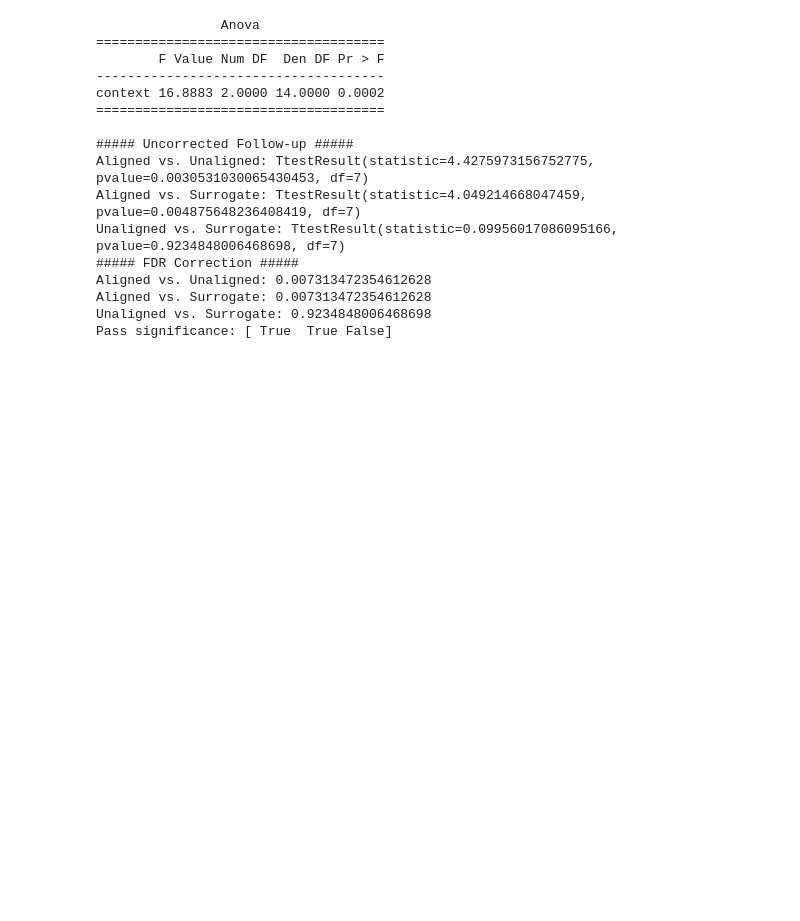
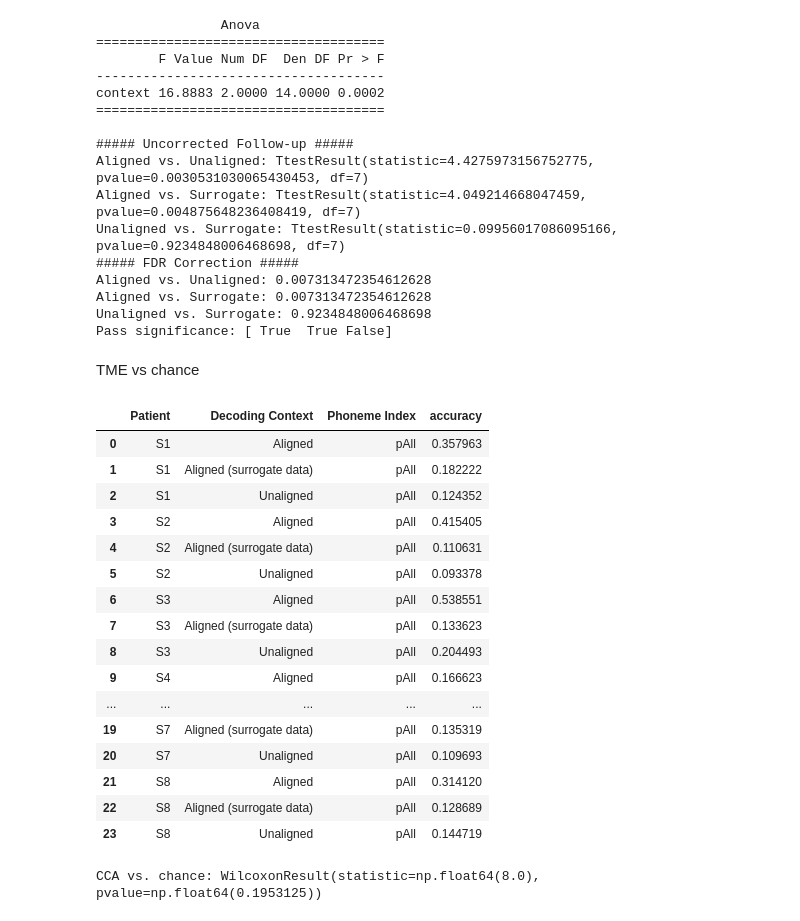
Before and after one commit to coganlab/cross_patient_speech_decoding, a Jupyter notebook: aligned_decoding/figures/supp/supp_fig_8.ipynb, the cells around one changed output. Saved outputs shown, nothing was run; the diff lists cells and outputs as text; code cells hidden in the pictures; blank space fills up the shorter version.

Commit message:
added stats for aligned TME decoding vs chance

```diff
--- a/aligned_decoding/figures/supp/supp_fig_8.ipynb
+++ b/aligned_decoding/figures/supp/supp_fig_8.ipynb
@@ -650,3 +652,35 @@ Aligned vs. Unaligned: 0.007313472354612628
 Aligned vs. Surrogate: 0.007313472354612628
 Unaligned vs. Surrogate: 0.9234848006468698
 Pass significance: [ True  True False]
+# %% [markdown]
+TME vs chance
+# %%
+noTar_mean = noTar_decode_df_long.groupby(['Patient', 'Decoding Context', 'Phoneme Index']).mean().reset_index()
+noTar_mean
+# %% [output]
+|  | Patient | Decoding Context | Phoneme Index | accuracy |
+| 0 | S1 | Aligned | pAll | 0.357963 |
+| 1 | S1 | Aligned (surrogate data) | pAll | 0.182222 |
+| 2 | S1 | Unaligned | pAll | 0.124352 |
+| 3 | S2 | Aligned | pAll | 0.415405 |
+| 4 | S2 | Aligned (surrogate data) | pAll | 0.110631 |
+| 5 | S2 | Unaligned | pAll | 0.093378 |
+| 6 | S3 | Aligned | pAll | 0.538551 |
+| 7 | S3 | Aligned (surrogate data) | pAll | 0.133623 |
+| 8 | S3 | Unaligned | pAll | 0.204493 |
+| 9 | S4 | Aligned | pAll | 0.166623 |
+| ... | ... | ... | ... | ... |
+| 19 | S7 | Aligned (surrogate data) | pAll | 0.135319 |
+| 20 | S7 | Unaligned | pAll | 0.109693 |
+| 21 | S8 | Aligned | pAll | 0.314120 |
+| 22 | S8 | Aligned (surrogate data) | pAll | 0.128689 |
+| 23 | S8 | Unaligned | pAll | 0.144719 |
+# %%
+chance = 1/9
+cca_tme_chance = noTar_mean[noTar_mean['Decoding Context'] == 'Aligned (surrogate data)']['accuracy'].values - chance
+
+
+cca_tme_chance_res = stats.wilcoxon(cca_tme_chance)
+print(f'CCA vs. chance: {cca_tme_chance_res}')
+# %% [output]
+CCA vs. chance: WilcoxonResult(statistic=np.float64(8.0), pvalue=np.float64(0.1953125))
```
Also changed, not shown: parts of 1 cell of this notebook.
